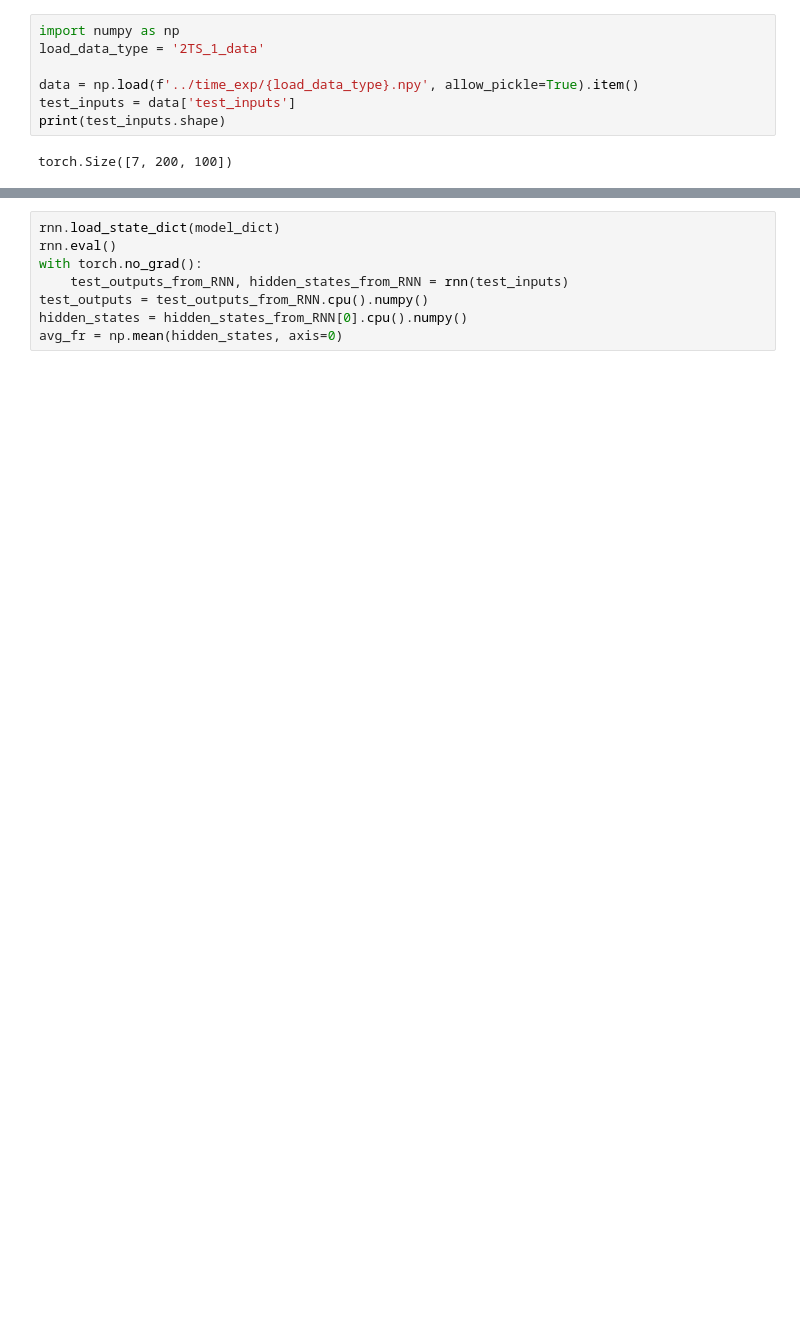
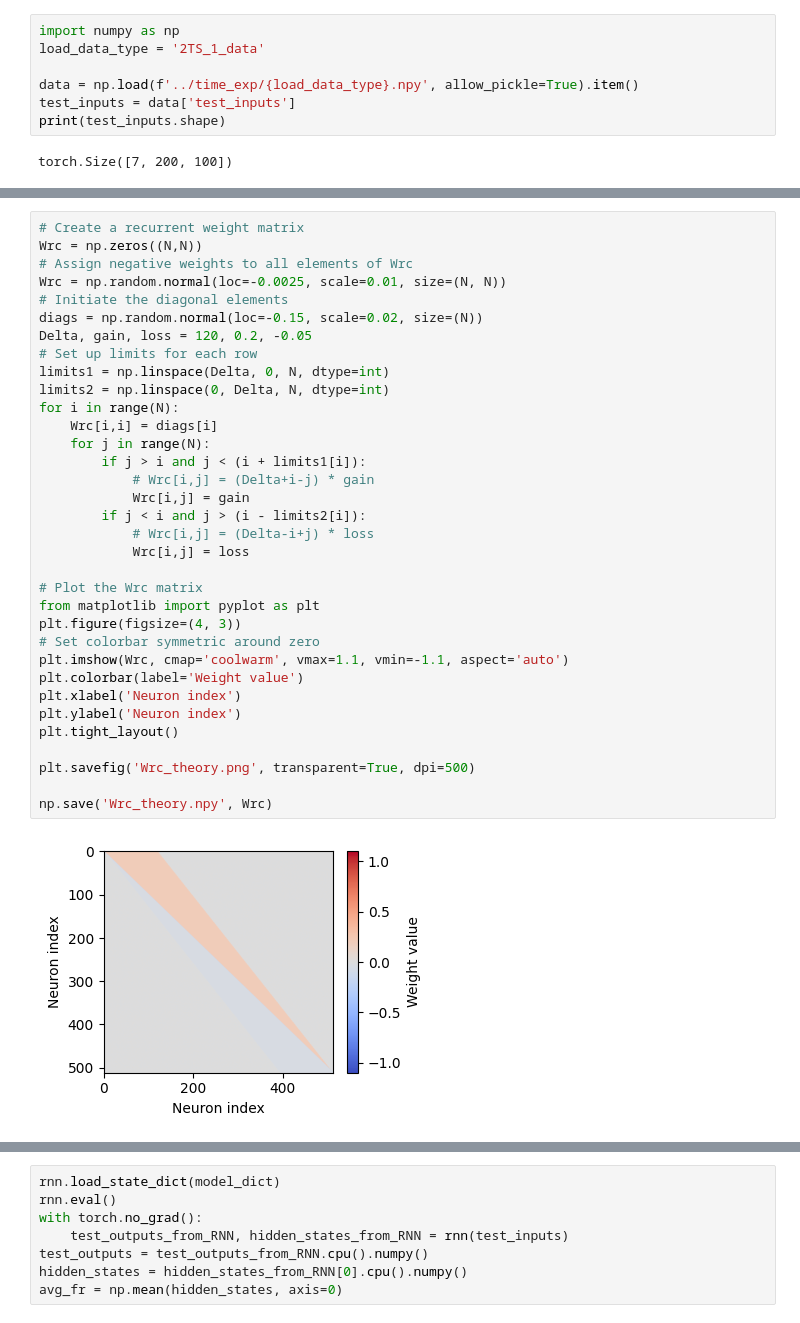
Before and after one commit to qrsyu/STCell, a Jupyter notebook: code/theory_exp/test_RNN.ipynb, the cells around one changed output, grey strips where cells are left out. Saved outputs shown, nothing was run; the diff lists cells and outputs as text; blank space fills up the shorter version.

```diff
--- a/code/theory_exp/test_RNN.ipynb
+++ b/code/theory_exp/test_RNN.ipynb
@@ -147,0 +107,36 @@ np.save('Wrc_theory.npy', Wrc)
+# %%
+# Create a recurrent weight matrix
+Wrc = np.zeros((N,N))
+# Assign negative weights to all elements of Wrc
+Wrc = np.random.normal(loc=-0.0025, scale=0.01, size=(N, N))
+# Initiate the diagonal elements
+diags = np.random.normal(loc=-0.15, scale=0.02, size=(N))
+Delta, gain, loss = 120, 0.2, -0.05
+# Set up limits for each row
+limits1 = np.linspace(Delta, 0, N, dtype=int)
+limits2 = np.linspace(0, Delta, N, dtype=int)
+for i in range(N):
+    Wrc[i,i] = diags[i]
+    for j in range(N):
+        if j > i and j < (i + limits1[i]):
+            # Wrc[i,j] = (Delta+i-j) * gain
+            Wrc[i,j] = gain
+        if j < i and j > (i - limits2[i]):
+            # Wrc[i,j] = (Delta-i+j) * loss
+            Wrc[i,j] = loss
+
+# Plot the Wrc matrix
+from matplotlib import pyplot as plt
+plt.figure(figsize=(4, 3))
+# Set colorbar symmetric around zero
+plt.imshow(Wrc, cmap='coolwarm', vmax=1.1, vmin=-1.1, aspect='auto')
+plt.colorbar(label='Weight value')
+plt.xlabel('Neuron index')
+plt.ylabel('Neuron index')
+plt.tight_layout()
+
+plt.savefig('Wrc_theory.png', transparent=True, dpi=500)
+
+np.save('Wrc_theory.npy', Wrc)
+# %% [output]
+[figure, added]
```
Also changed, not shown: parts of 9 cells of this notebook, 11 other files.
